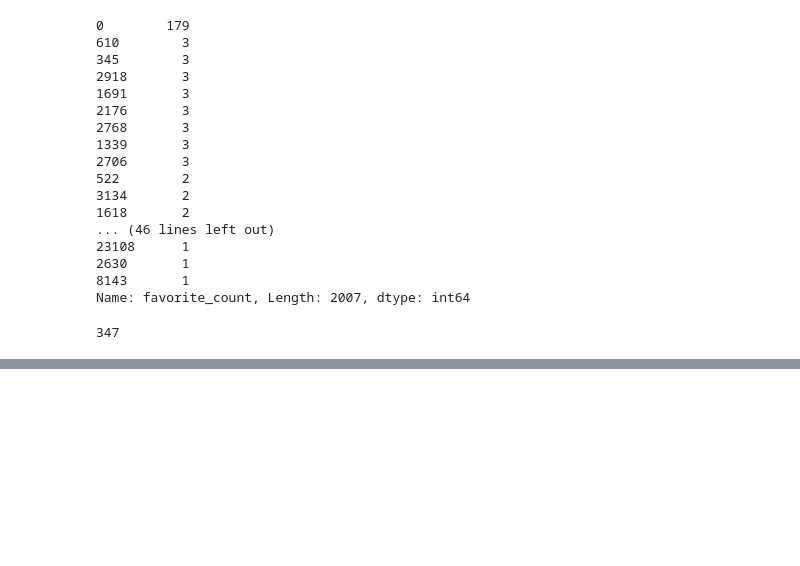
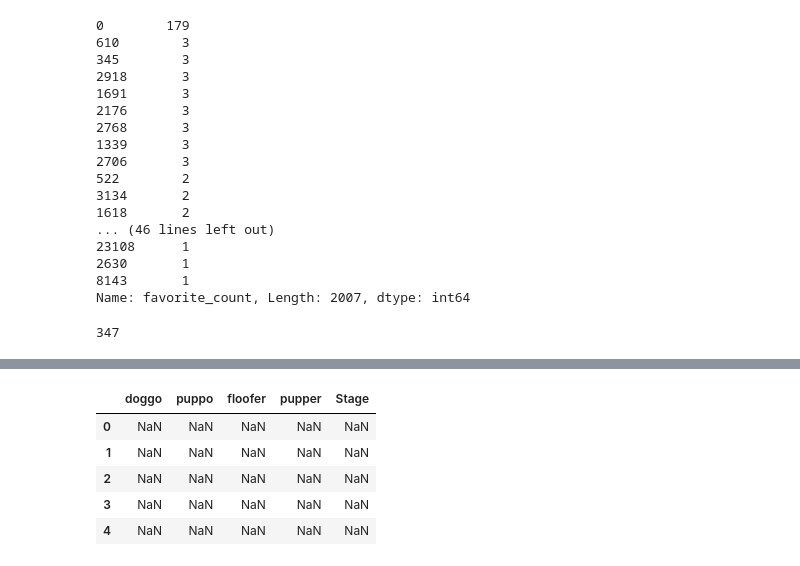
Before and after one commit to somya1212/Wrangle-and-Analyze-Twitter-Archive, a Jupyter notebook: wrangle_act.ipynb, the cells around one changed output, grey strips where cells are left out. Drawn from its saved outputs; the diff is of its cells as text; code cells hidden in the pictures; blank space fills up the shorter version.

```diff
--- a/wrangle_act.ipynb
+++ b/wrangle_act.ipynb
@@ -555,0 +659,9 @@ df_tweet['favorite_count'].duplicated().sum()
+# %%
+a.head(5)
+# %% [output]
+|  | doggo | puppo | floofer | pupper | Stage |
+| 0 | NaN | NaN | NaN | NaN | NaN |
+| 1 | NaN | NaN | NaN | NaN | NaN |
+| 2 | NaN | NaN | NaN | NaN | NaN |
+| 3 | NaN | NaN | NaN | NaN | NaN |
+| 4 | NaN | NaN | NaN | NaN | NaN |
```
Also changed, not shown: parts of 31 cells of this notebook.
